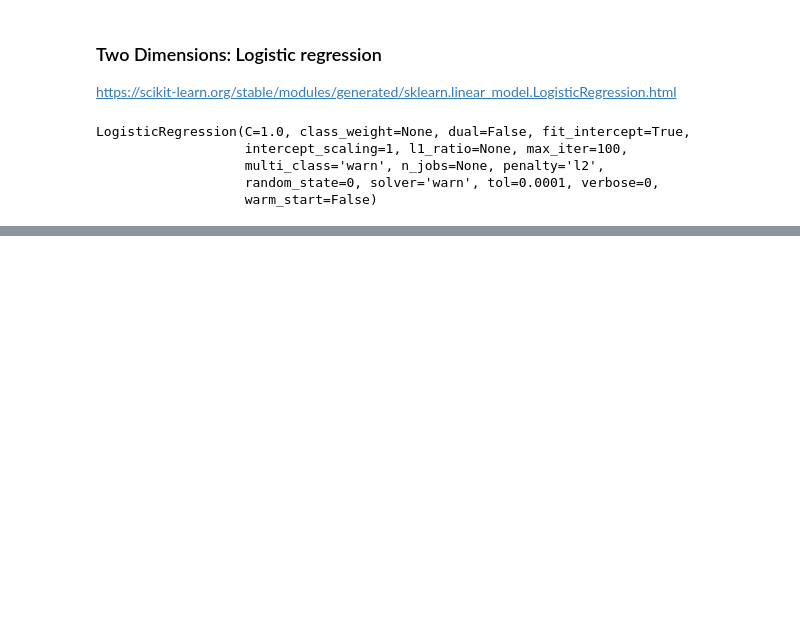
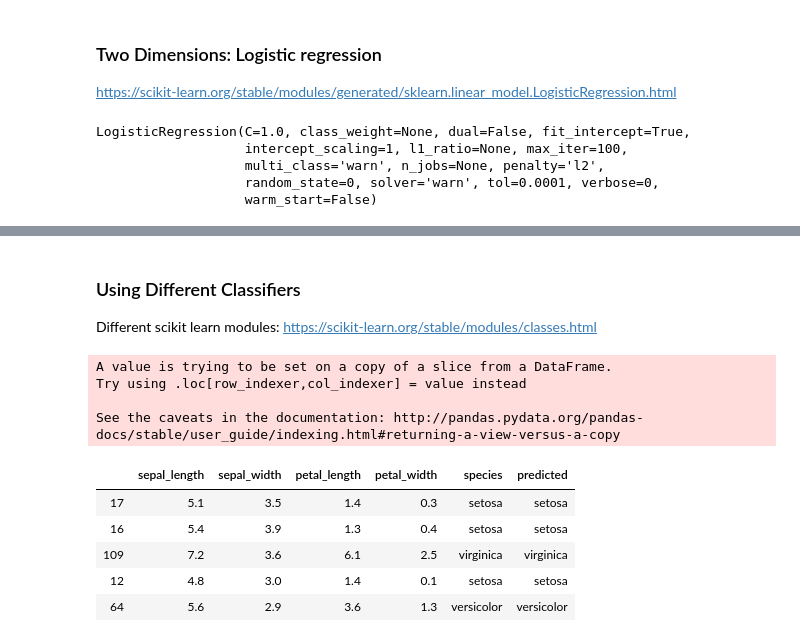
Before and after one commit to ComeOnTaBlazes/MLearning_Statsistics, a Jupyter notebook: classification-notes.ipynb, the cells around one changed output, grey strips where cells are left out. Saved outputs shown, nothing was run; the diff lists cells and outputs as text; code cells hidden in the pictures; blank space fills up the shorter version.

```diff
--- a/classification-notes.ipynb
+++ b/classification-notes.ipynb
@@ -244,0 +245,20 @@ lre.score(test[['sepal_length', 'petal_width']], test['species'])
+# %% [markdown]
+### Using Different Classifiers
+
+Different scikit learn modules:
+https://scikit-learn.org/stable/modules/classes.html
+# %%
+# Append a column to the test data frame with the predictions.
+test['predicted'] = predictions
+test.head()
+# %% [output]
+A value is trying to be set on a copy of a slice from a DataFrame.
+Try using .loc[row_indexer,col_indexer] = value instead
+
+See the caveats in the documentation: http://pandas.pydata.org/pandas-docs/stable/user_guide/indexing.html#returning-a-view-versus-a-copy
+|  | sepal_length | sepal_width | petal_length | petal_width | species | predicted |
+| 17 | 5.1 | 3.5 | 1.4 | 0.3 | setosa | setosa |
+| 16 | 5.4 | 3.9 | 1.3 | 0.4 | setosa | setosa |
+| 109 | 7.2 | 3.6 | 6.1 | 2.5 | virginica | virginica |
+| 12 | 4.8 | 3.0 | 1.4 | 0.1 | setosa | setosa |
+| 64 | 5.6 | 2.9 | 3.6 | 1.3 | versicolor | versicolor |
```
Also changed, not shown: parts of 34 cells of this notebook.
